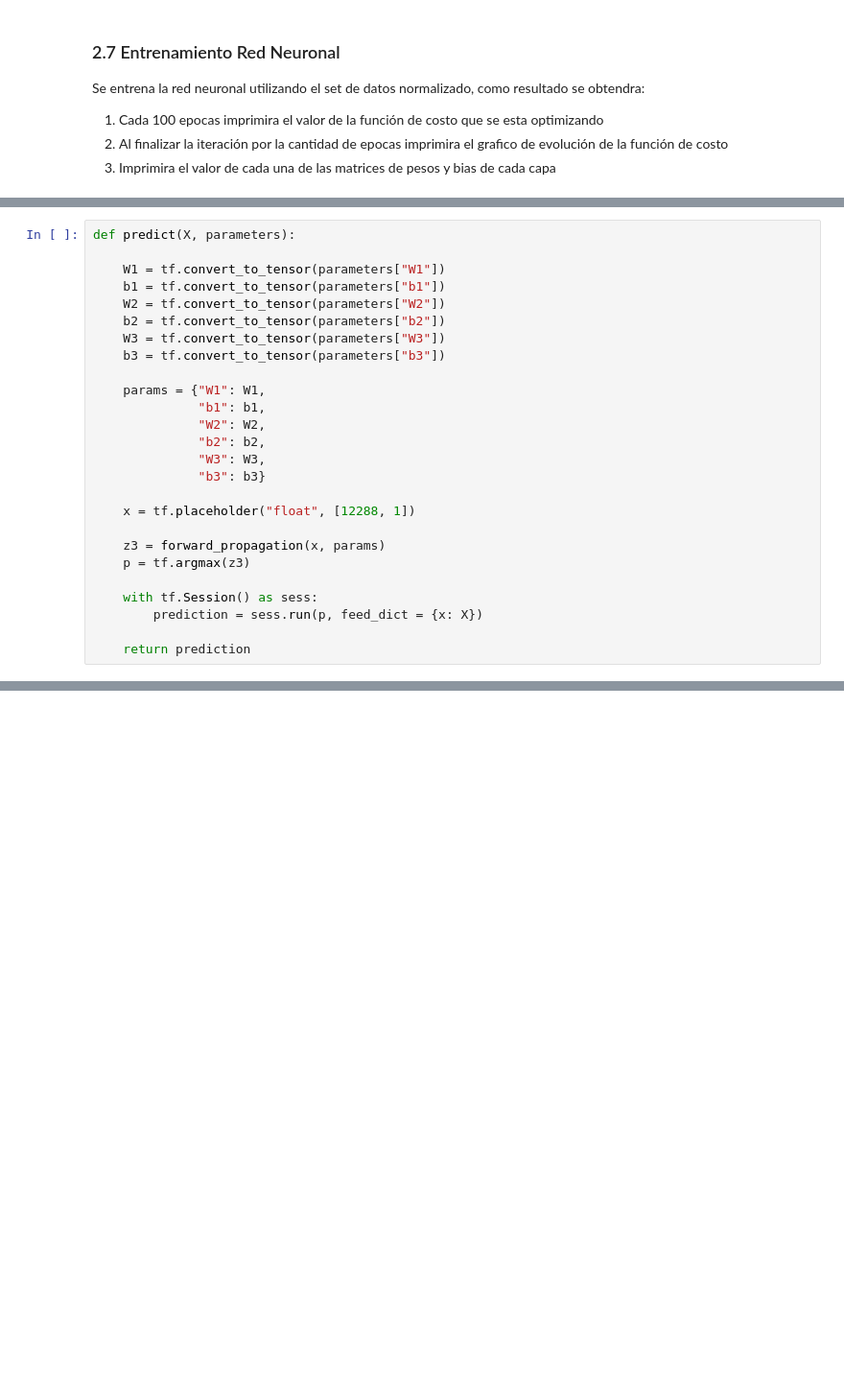
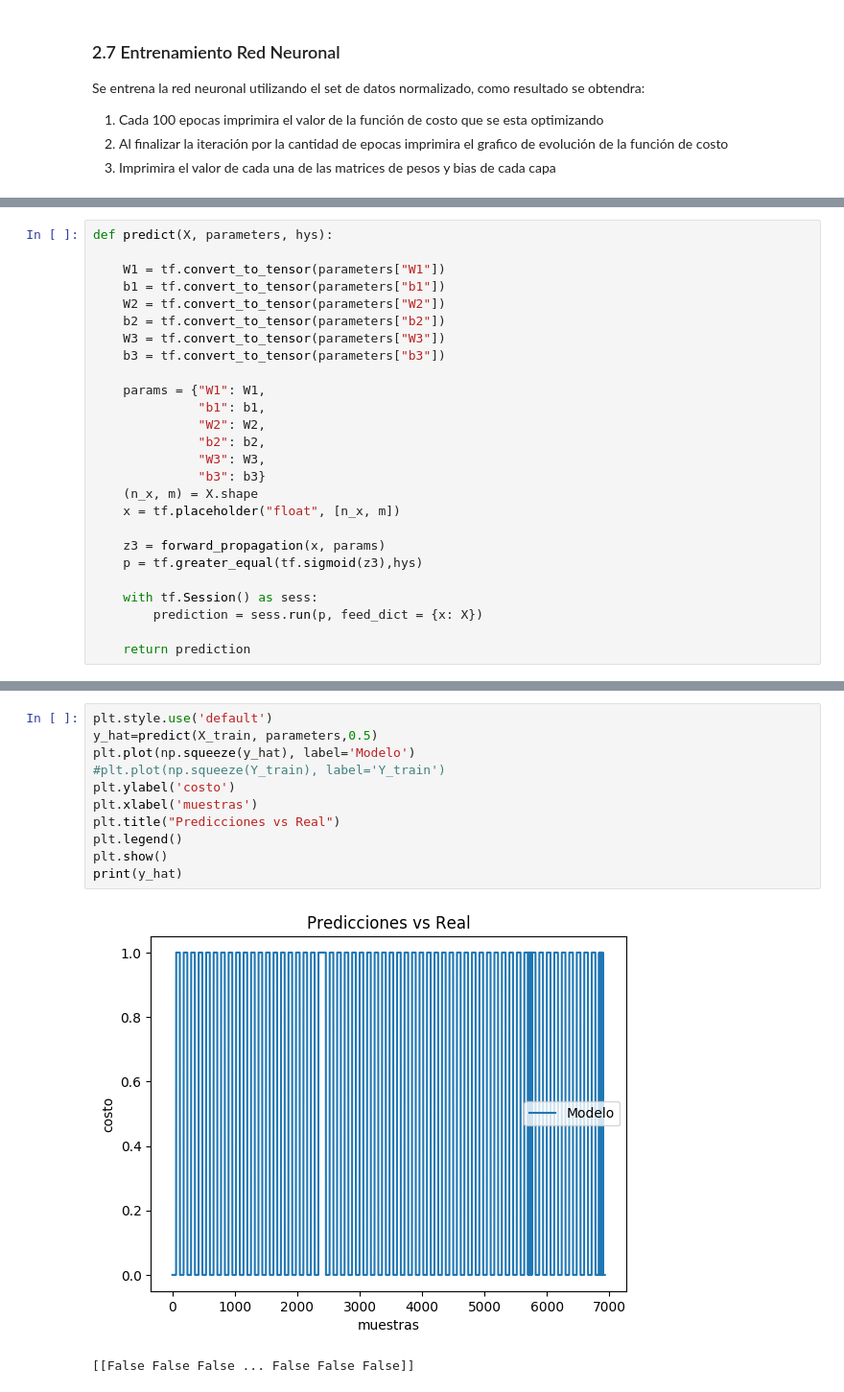
Before and after one commit to zFSANTANDER/CH_PCNA, a Jupyter notebook: CH_PCNA GH.ipynb, the cells around one changed output, grey strips where cells are left out. Shown: that part at 96% size. Saved outputs shown, nothing was run; the diff lists cells and outputs as text; blank space fills up the shorter version.

```diff
--- a/CH_PCNA GH.ipynb
+++ b/CH_PCNA GH.ipynb
@@ -518,5 +521,5 @@ b3=  [[0.18242517]]
 # %%
-def predict(X, parameters):
+def predict(X, parameters, hys):
 
     W1 = tf.convert_to_tensor(parameters["W1"])
     b1 = tf.convert_to_tensor(parameters["b1"])
@@ -531,11 +534,11 @@ def predict(X, parameters):
               "b2": b2,
               "W3": W3,
               "b3": b3}
-
-    x = tf.placeholder("float", [12288, 1])
+    (n_x, m) = X.shape
+    x = tf.placeholder("float", [n_x, m])
 
     z3 = forward_propagation(x, params)
-    p = tf.argmax(z3)
+    p = tf.greater_equal(tf.sigmoid(z3),hys)
 
     with tf.Session() as sess:
         prediction = sess.run(p, feed_dict = {x: X})
@@ -547,0 +602,14 @@ ValueError: Dimensions must be equal, but are 53 and 12288 for 'MatMul_12' (op:
+# %%
+plt.style.use('default')
+y_hat=predict(X_train, parameters,0.5)
+plt.plot(np.squeeze(y_hat), label='Modelo')
+#plt.plot(np.squeeze(Y_train), label='Y_train')
+plt.ylabel('costo')
+plt.xlabel('muestras')
+plt.title("Predicciones vs Real")
+plt.legend()
+plt.show()
+print(y_hat)
+# %% [output]
+[figure, added]
+[[False False False ... False False False]]
```
Also changed, not shown: parts of 8 cells of this notebook.
